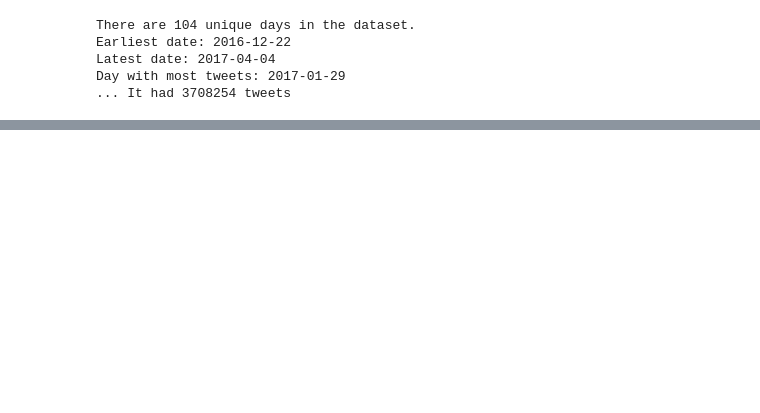
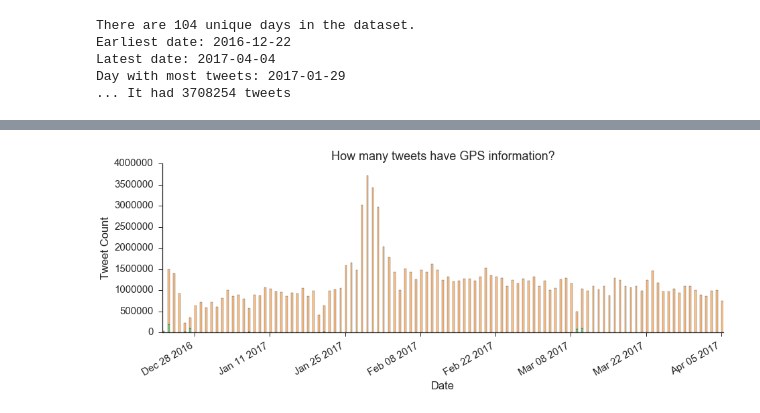
Before and after one commit to ryan-p-larson/gviz, a Jupyter notebook: notebooks/report-4-13-initial.ipynb, the cells around one changed output, grey strips where cells are left out. Drawn from its saved outputs; the diff is of its cells as text; code cells hidden in the pictures; blank space fills up the shorter version.

```diff
--- a/notebooks/report-4-13-initial.ipynb
+++ b/notebooks/report-4-13-initial.ipynb
@@ -211,4 +226,4 @@ gps_df.head(2)
 # %%
 # calculate the real values for the gps
 gps_df.rename(columns={'wo_gps': 'total'}, inplace=True)
-gps_df.wo_gps = gps_df.total - gps_df.gps
+gps_df['wo_gps'] = gps_df.total - gps_df.gps
@@ -214,0 +239,35 @@ gps_df.wo_gps = gps_df.total - gps_df.gps
+# %%
+# group so we have counts by day
+gps_by_day = gps_df[['day', 'gps', 'wo_gps']].groupby('day').agg('sum')
+gps_by_day.index = gps_by_day.index.to_pydatetime()
+# %%
+# GPS daily tallies
+fig, ax = plt.subplots(1, figsize=(15, 5))
+
+# Fix date axes
+ax.xaxis_date()
+fig.autofmt_xdate()
+
+# plot the values
+plot_wo_gps = ax.bar(gps_by_day.index, gps_by_day.wo_gps.tolist(),
+                    color='#7fc97f', width=0.35)
+plot_gps = ax.bar(gps_by_day.index, gps_by_day.gps.tolist(),
+                 bottom=gps_by_day.wo_gps.tolist(),
+                 color='#fdc086',  width=0.35)
+
+
+# axis stuff
+plt.title('How many tweets have GPS information?')
+plt.xlabel('Date')
+plt.ylabel('Tweet Count')
+
+# legend
+handles, labels = ax.get_legend_handles_labels()
+ax.legend(handles, labels)
+
+
+# clean up
+sns.despine()
+plt.autoscale()
+# %% [output]
+[figure, added]
```
Also changed, not shown: parts of 21 cells of this notebook.
